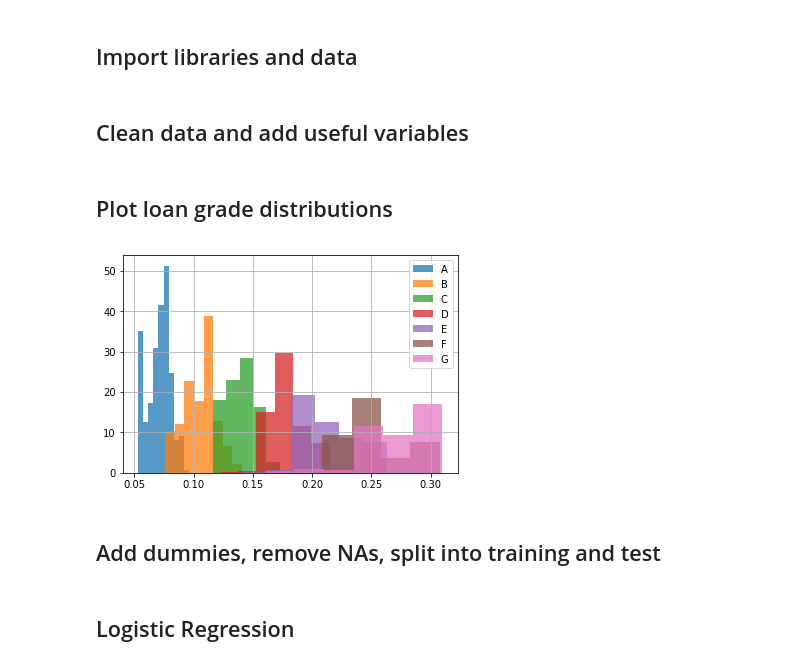
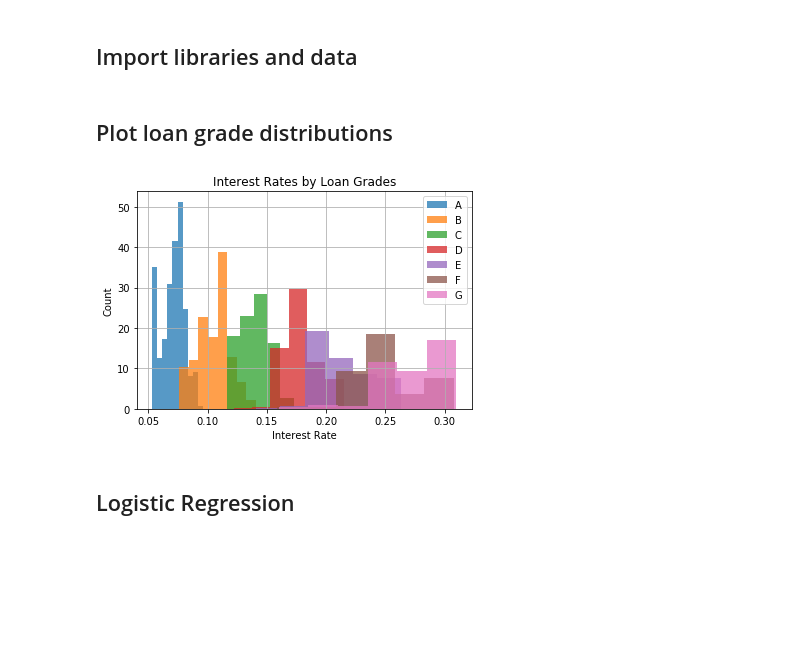
Before and after one commit to arielgoldszmidt/lenders, a Jupyter notebook: project.ipynb, the cells around one changed output. Cells and saved outputs as stored; diff of their text form; code cells hidden in the pictures; blank space fills up the shorter version.

Commit message:
Clean up project.ipynb, add figures, work on se.ipynb

```diff
--- a/project.ipynb
+++ b/project.ipynb
@@ -1,22 +1,2 @@
 # %% [markdown]
 ## Import libraries and data
-# %%
-# Import libraries
-
-import numpy as np
-import pandas as pd
-import glob
-import matplotlib.pyplot as plt
-
-
-# Load data
-path = r'data'
-allFiles = glob.glob(path + "/*.csv")
-frame = pd.DataFrame()
-list_ = []
-for file_ in allFiles:
-    df = pd.read_csv(file_, index_col = None, header = 1)
-    list_.append(df)
-frame = pd.concat(list_)
-# %% [markdown]
-## Clean data and add useful variables
@@ -58,22 +7,15 @@ frame['issued_year'] = frame.issue_d.apply(lambda s: str(s)[-4:])
 # %%
 # Plot distribution of interest rates for each loan grade
 
 for grade in ['A', 'B', 'C', 'D', 'E', 'F', 'G']:
     subset = frame['grade'] == grade
     frame['int_rate_num'][subset].hist(label = grade, normed = True, alpha = 0.75)
 
 plt.legend()
+plt.title("Interest Rates by Loan Grades")
+plt.ylabel("Count")
+plt.xlabel("Interest Rate")
+plt.savefig("interestratehistogram.png", dpi=200)
 plt.show()
-
-# Plot distribution of interest rates for each loan subgrade
-
-# for sub_grade in {sg for sg in set(frame['sub_grade']) if sg == sg}:
-#     subset = frame['sub_grade'] == sub_grade
-#     frame['int_rate_num'][subset].hist(label = sub_grade, normed = True, alpha = 0.75)
-
-# plt.legend()
-# plt.show()
 # %% [output]
-[figure, old version]
+[figure, new version]
-# %% [markdown]
-## Add dummies, remove NAs, split into training and test
```
Also changed, not shown: parts of 34 cells of this notebook, 3 other files.
